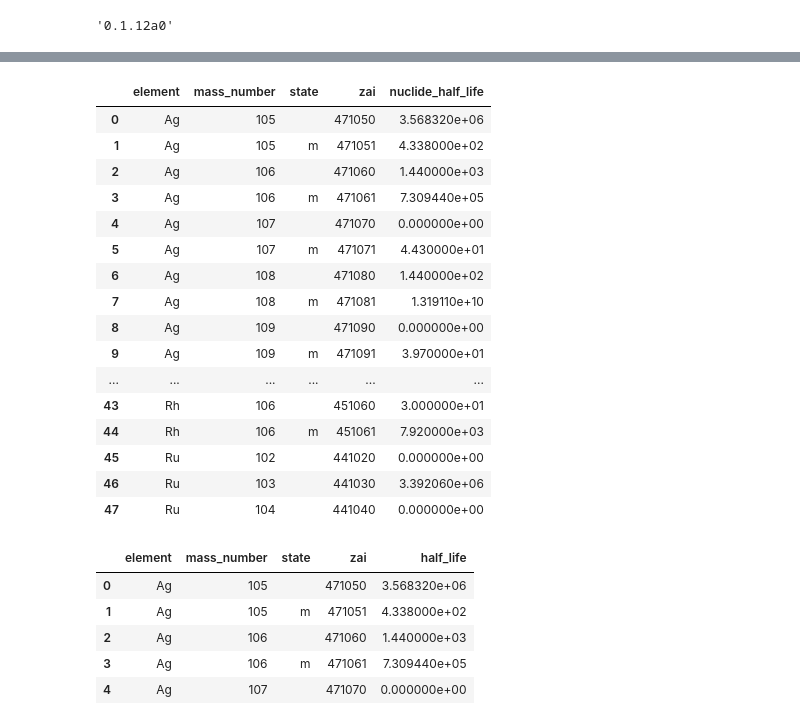
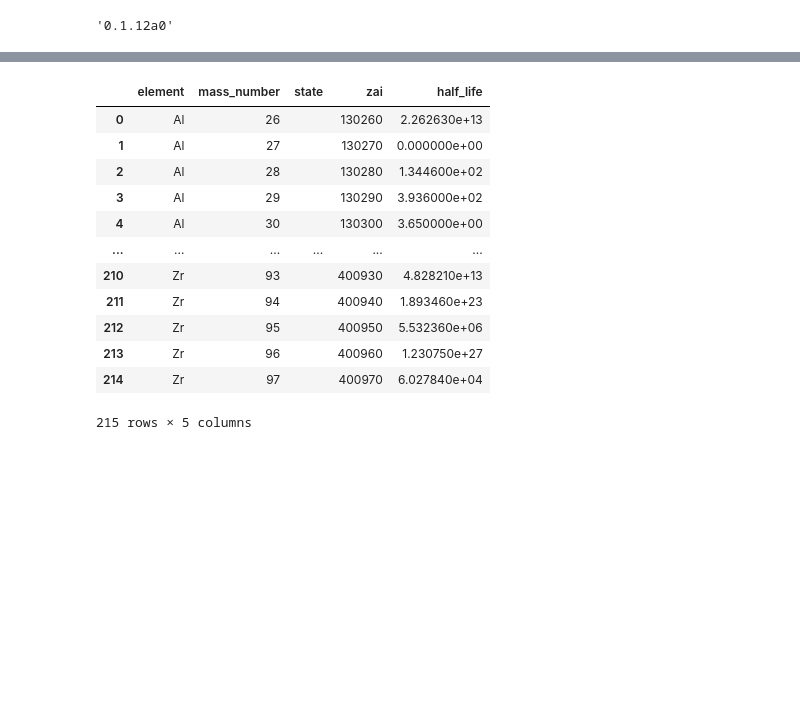
Before and after one commit to MC-kit/xpypact, a Jupyter notebook: notebooks/dvp/try_ducdb.ipynb, the cells around one changed output, grey strips where cells are left out. Drawn from its saved outputs; the diff is of its cells as text; code cells hidden in the pictures; blank space fills up the shorter version.

```diff
--- a/notebooks/dvp/try_ducdb.ipynb
+++ b/notebooks/dvp/try_ducdb.ipynb
@@ -11,7 +11,7 @@ from pathlib import Path
 # %%
 root_dir = Path("~", "dev", "xpypact").expanduser()
 # %%
-json_path = root_dir / "tests/data/Ag-1.json"
+json_path = root_dir / "wrk/Alloy718-Co04-104_2_1_1.json"
 assert json_path.exists()
 # %%
 from xpypact.Inventory import Inventory, from_json
@@ -48,3 +59,6 @@ db_path.parent.mkdir(parents=True, exist_ok=True)
 # %%
 con = db.connect(str(db_path))
+# %%
+material_id = 100
+case_id = 3
 # %%
@@ -140,6 +158,8 @@ def save_rundata(con, ds):
         INSERT INTO rundata values(?, ?, ?, ?, ?)
     """
     con.execute(sql, (
+        material_id,
+        case_id,
         ds.coords["timestamp"].item(),
         ds.attrs["run_name"],
         ds.attrs["flux_name"],
@@ -193,23 +234,3 @@ con.execute("select * from timestep").df()
-# %%
-ds[["element", "mass_number", "state", "zai", "nuclide_half_life"]].to_pandas().reset_index(drop=True)
-# %% [output]
-|  | element | mass_number | state | zai | nuclide_half_life |
-| 0 | Ag | 105 |  | 471050 | 3.568320e+06 |
-| 1 | Ag | 105 | m | 471051 | 4.338000e+02 |
-| 2 | Ag | 106 |  | 471060 | 1.440000e+03 |
-| 3 | Ag | 106 | m | 471061 | 7.309440e+05 |
-| 4 | Ag | 107 |  | 471070 | 0.000000e+00 |
-| 5 | Ag | 107 | m | 471071 | 4.430000e+01 |
-| 6 | Ag | 108 |  | 471080 | 1.440000e+02 |
-| 7 | Ag | 108 | m | 471081 | 1.319110e+10 |
-| 8 | Ag | 109 |  | 471090 | 0.000000e+00 |
-| 9 | Ag | 109 | m | 471091 | 3.970000e+01 |
-| ... | ... | ... | ... | ... | ... |
-| 43 | Rh | 106 |  | 451060 | 3.000000e+01 |
-| 44 | Rh | 106 | m | 451061 | 7.920000e+03 |
-| 45 | Ru | 102 |  | 441020 | 0.000000e+00 |
-| 46 | Ru | 103 |  | 441030 | 3.392060e+06 |
-| 47 | Ru | 104 |  | 441040 | 0.000000e+00 |
 # %%
 def save_nuclides(con, ds):
     nuclides_df = ds[["element", "mass_number", "state", "zai", "nuclide_half_life"]].to_pandas().reset_index(drop=True)
@@ -219,11 +240,18 @@ def save_nuclides(con, ds):
 # %%
 save_nuclides(con, ds)
 # %%
-con.execute("select * from nuclide").df().head()
+con.execute("select * from nuclide").df()
 # %% [output]
 |  | element | mass_number | state | zai | half_life |
-| 0 | Ag | 105 |  | 471050 | 3.568320e+06 |
-| 1 | Ag | 105 | m | 471051 | 4.338000e+02 |
-| 2 | Ag | 106 |  | 471060 | 1.440000e+03 |
-| 3 | Ag | 106 | m | 471061 | 7.309440e+05 |
-| 4 | Ag | 107 |  | 471070 | 0.000000e+00 |
+| 0 | Al | 26 |  | 130260 | 2.262630e+13 |
+| 1 | Al | 27 |  | 130270 | 0.000000e+00 |
+| 2 | Al | 28 |  | 130280 | 1.344600e+02 |
+| 3 | Al | 29 |  | 130290 | 3.936000e+02 |
+| 4 | Al | 30 |  | 130300 | 3.650000e+00 |
+| ... | ... | ... | ... | ... | ... |
+| 210 | Zr | 93 |  | 400930 | 4.828210e+13 |
+| 211 | Zr | 94 |  | 400940 | 1.893460e+23 |
+| 212 | Zr | 95 |  | 400950 | 5.532360e+06 |
+| 213 | Zr | 96 |  | 400960 | 1.230750e+27 |
+| 214 | Zr | 97 |  | 400970 | 6.027840e+04 |
+215 rows × 5 columns
```
Also changed, not shown: parts of 21 cells of this notebook, 1 other file.
